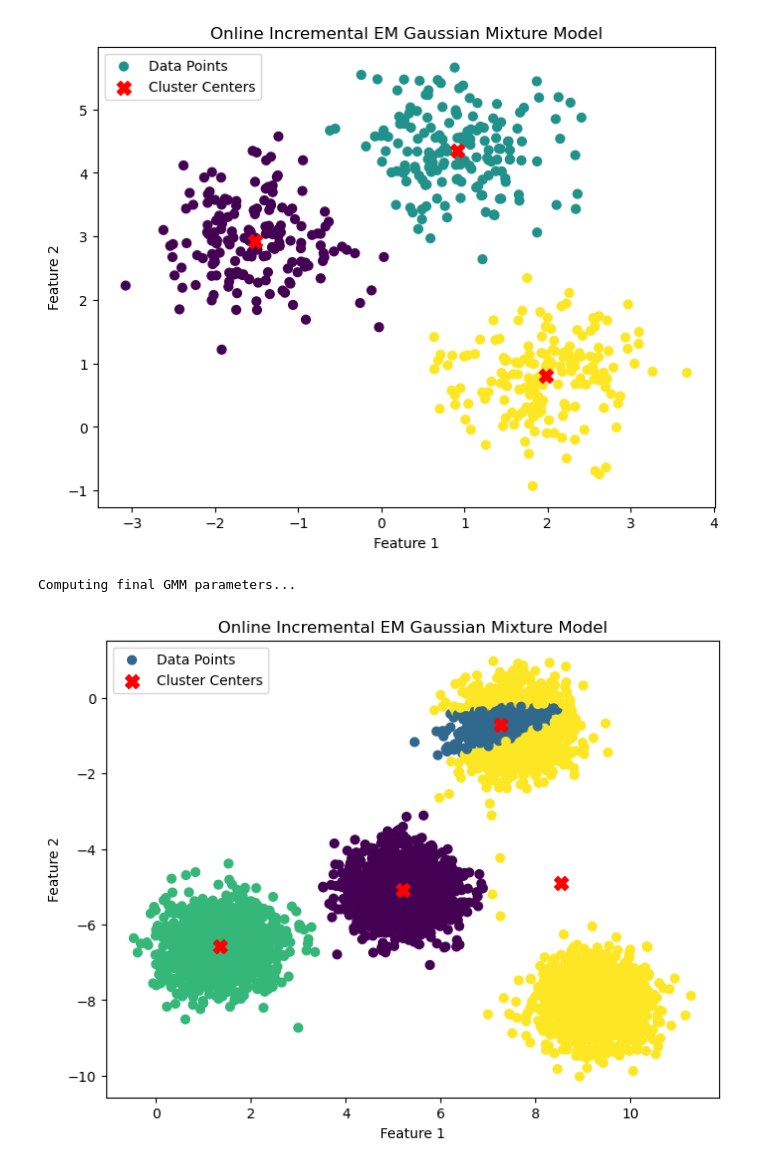
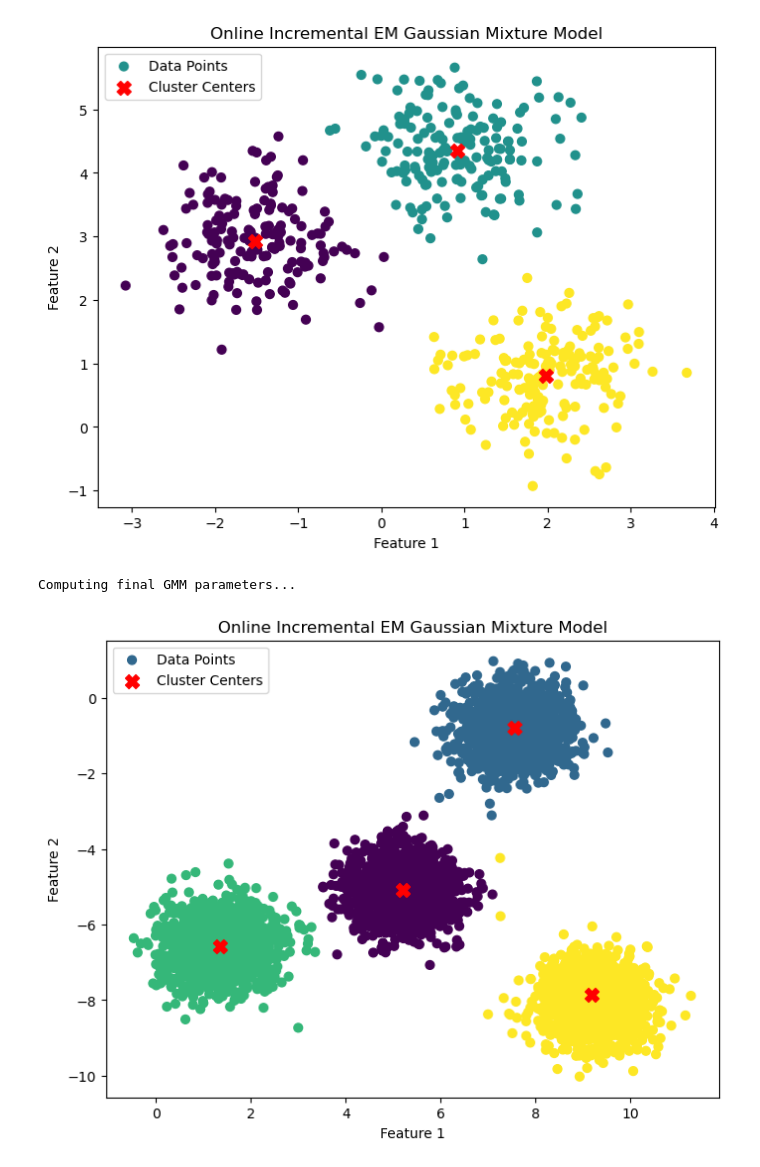
Before and after one commit to arnifreyrm/Online-GMM, a Jupyter notebook: old_incremental.ipynb, the cells around one changed output. Saved outputs shown, nothing was run; the diff lists cells and outputs as text; code cells hidden in the pictures.

```diff
--- a/old_incremental.ipynb
+++ b/old_incremental.ipynb
@@ -389,32 +389,32 @@ def online_incremental_em_gmm(X, n_components=3, T=10, random_state=None):
     return pi, mu_k, sigma_k
 
 if __name__ == "__main__":
     # Generate synthetic data
     X, y_true = make_blobs(n_samples=5000, centers=4, cluster_std=0.60, random_state=1126)
 
     # Run Online Incremental EM
     n_components = 4
-    T = 10
+    T = 15
     random_state = 42
     pi, mu_k, sigma_k = online_incremental_em_gmm(X, n_components=n_components, T=T, random_state=random_state)
 
     # Assign clusters based on final responsibilities
     K = n_components
     labels = np.zeros(X.shape[0], dtype=int)
     for i in range(X.shape[0]):
         x_i = X[i]
         probs = compute_responsibilities(x_i, pi, mu_k, sigma_k)
         labels[i] = np.argmax(probs)
 
     # Plot the results
     plt.figure(figsize=(8, 6))
     plt.scatter(X[:, 0], X[:, 1], c=labels, s=40, cmap='viridis', label='Data Points')
     plt.scatter(mu_k[:, 0], mu_k[:, 1], c='red', s=100, marker='X', label='Cluster Centers')
     plt.title('Online Incremental EM Gaussian Mixture Model')
     plt.xlabel('Feature 1')
     plt.ylabel('Feature 2')
     plt.legend()
     plt.show()
 # %% [output]
 Computing final GMM parameters...
-[figure, old version]
+[figure, new version]
```
